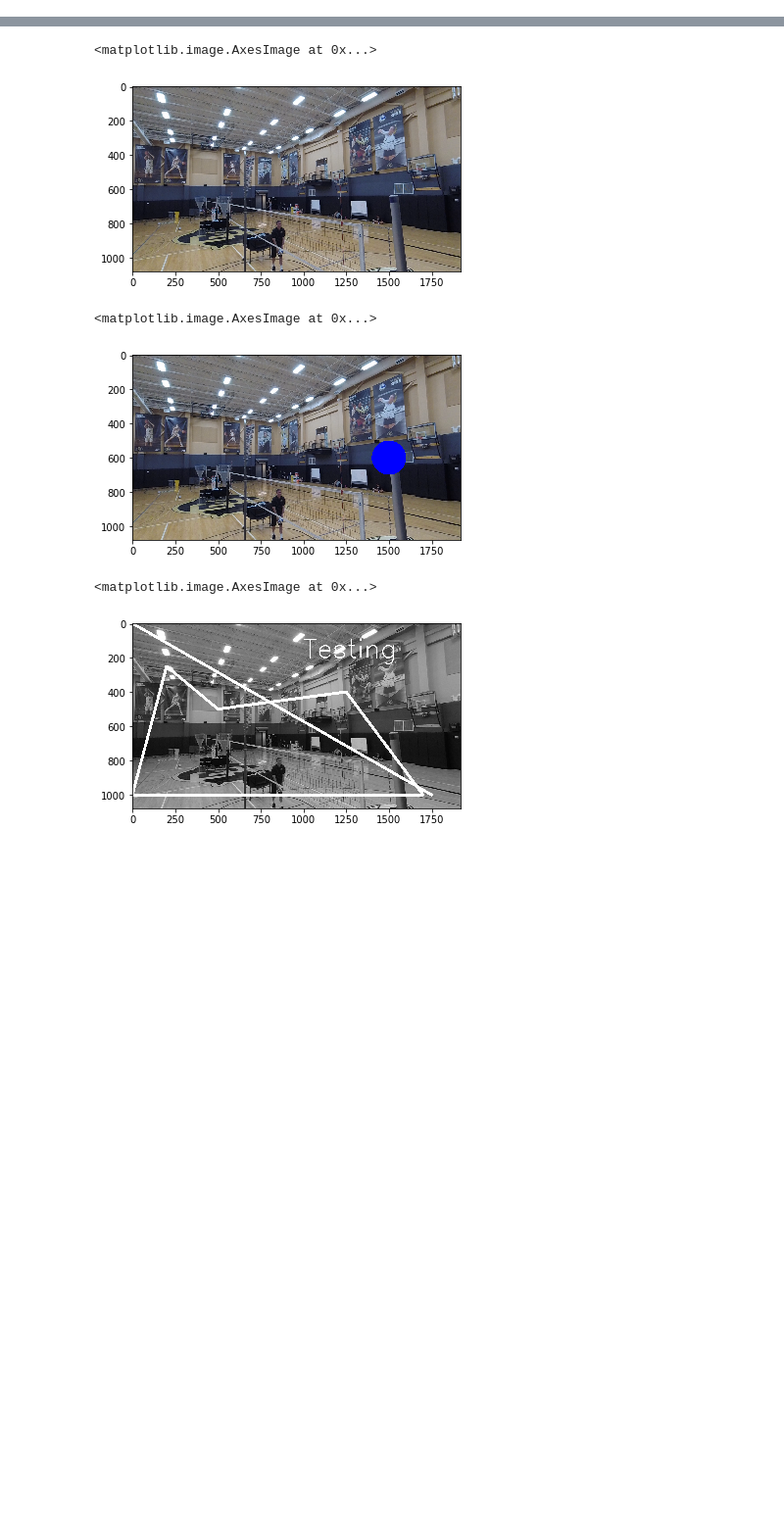
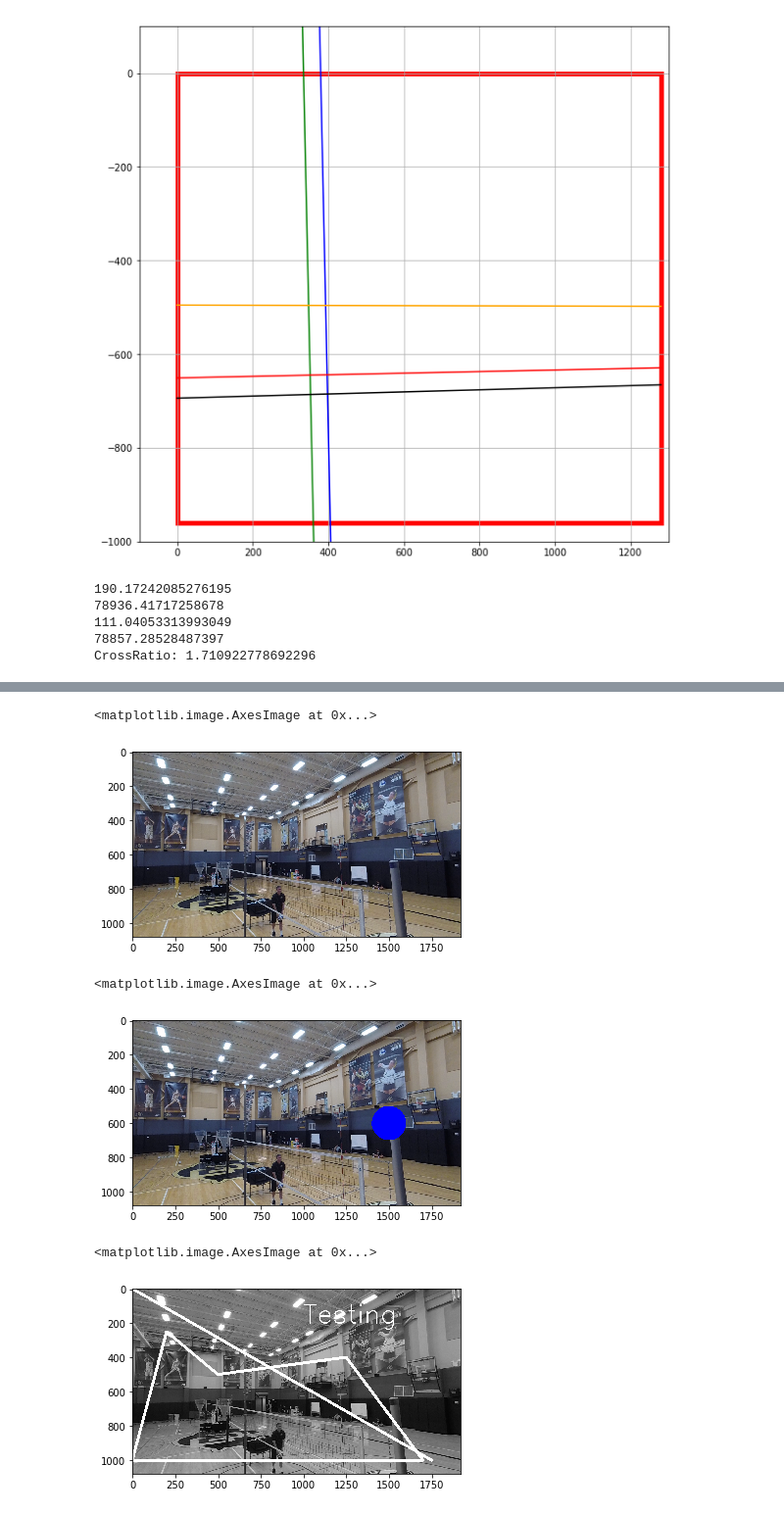
Before and after one commit to bakerscott/VB-Research, a Jupyter notebook: Jupyter/Scott-Notes.ipynb, the cells around one changed output, grey strips where cells are left out. Shown: that part at 98% size. Cells and saved outputs as stored; diff of their text form; code cells hidden in the pictures; blank space fills up the shorter version.

```diff
--- a/Jupyter/Scott-Notes.ipynb
+++ b/Jupyter/Scott-Notes.ipynb
@@ -6,0 +20,32 @@ import pandas as pd
+# %%
+x = range(1281)
+deg = 1
+coeffs = np.polyfit([points['Br'][0],points['Tr'][0]],[points['Br'][1],points['Tr'][1]],deg)
+polynomial = np.poly1d(coeffs)
+#print(coeffs)
+print(polynomial)
+line4 = coeffs[0]*x + coeffs[1]
+#----
+coeffs = np.polyfit([points['b'][0],points['t'][0]],[points['b'][1],points['t'][1]],deg)
+polynomial = np.poly1d(coeffs)
+#print(coeffs)
+print(polynomial)
+line3 = coeffs[0]*x + coeffs[1]
+#----
+coeffs = np.polyfit([points['r1'][0],points['r2'][0]],[points['r1'][1],points['r2'][1]],deg)
+polynomial = np.poly1d(coeffs)
+#print(coeffs)
+print(polynomial)
+line2 = coeffs[0]*x + coeffs[1]
+#----
+coeffs = np.polyfit([points['Tr'][0],points['b'][0]],[points['Tr'][1],points['b'][1]],deg)
+polynomial = np.poly1d(coeffs)
+#print(coeffs)
+print(polynomial)
+line1 = coeffs[0]*x + coeffs[1]
+#----
+coeffs = np.polyfit([points['Q'][0],points['Br'][0]],[points['Q'][1],points['Br'][1]],deg)
+polynomial = np.poly1d(coeffs)
+#print(coeffs)
+print(polynomial)
+line5 = coeffs[0]*x + coeffs[1]
@@ -6,0 +62,15 @@ import pandas as pd
+# %%
+fig = plt.figure(figsize=(10, 10))
+ax = fig.add_subplot(111)
+plt.axis((-100,1300,-1000,100))
+rect = patches.Rectangle((0,-960),1280,960,linewidth=5,edgecolor='r',facecolor='none')
+ax.add_patch(rect)
+plt.grid('on')
+plt.plot(line3,'g')
+plt.plot(line4,'b')
+plt.plot(line2,'r')
+plt.plot(line1,'black')
+plt.plot(line5,'orange')
+plt.show()
+# %% [output]
+[figure, added]
@@ -6,0 +80,25 @@ import pandas as pd
+# %%
+#print(euclid([0,0],[3,4]))
+IB = euclid(points['I'],points['b'])
+IP = euclid(points['I'],points['P'])
+TB = euclid(points['t'],points['b'])
+TP = euclid(points['t'],points['P'])
+print(IB)
+print(IP)
+print(TB)
+print(TP)
+
+# print(euclid(points['I'],points['t']))
+# print(euclid(points['t'],points['b']))
+# print(euclid(points['b'],points['P']))
+# print('second:')
+# print(euclid([0,0],[3,4]))
+
+Cross1 = (IB/IP)/(TB/TP)
+print("CrossRatio:",Cross1)
+# %% [output]
+190.17242085276195
+78936.41717258678
+111.04053313993049
+78857.28528487397
+CrossRatio: 1.710922778692296
```
Also changed, not shown: parts of 11 cells of this notebook.
